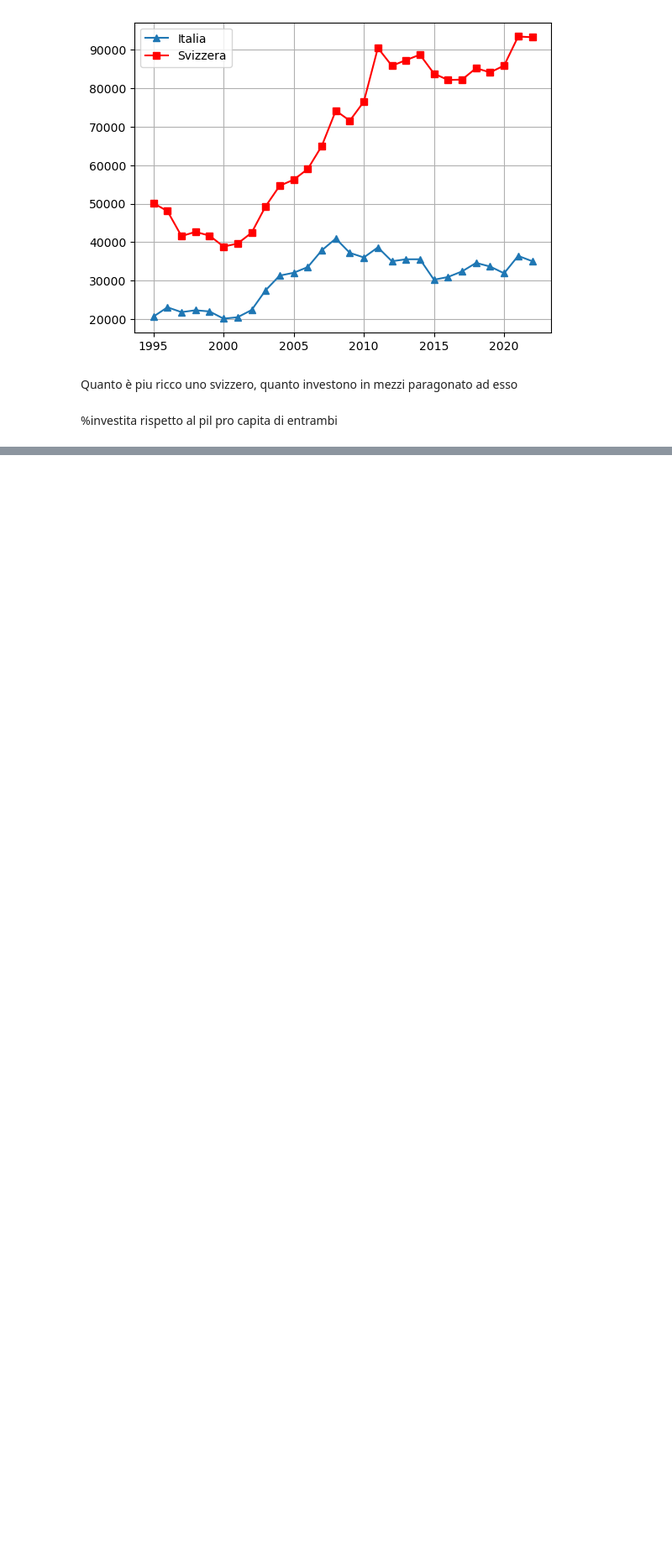
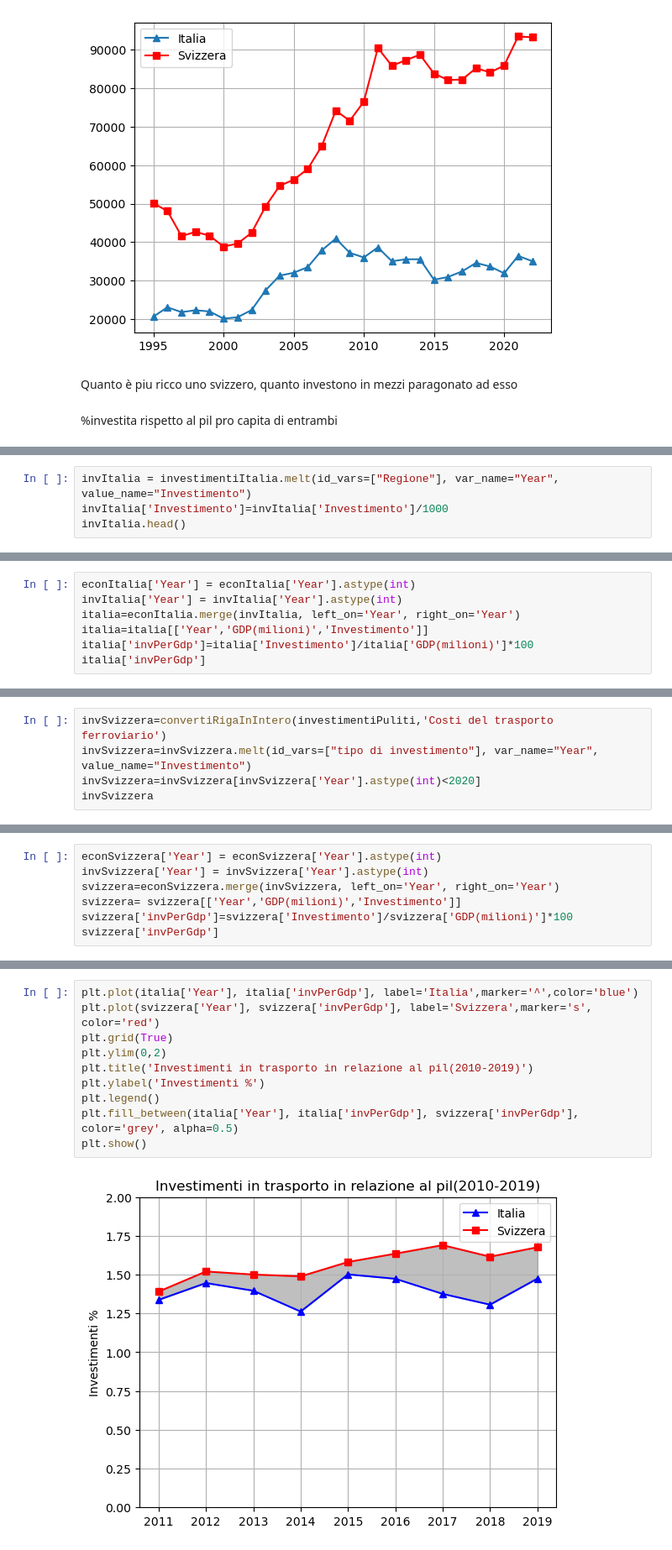
Before and after one commit to alemele01/vs24, a Jupyter notebook: investimentiSvizzeri.ipynb, the cells around one changed output, grey strips where cells are left out. Shown at 84% size. Cells and saved outputs as stored; diff of their text form; blank space fills up the shorter version.

Commit message:
Aggiunti investimenti in rapporto al pil

```diff
--- a/investimentiSvizzeri.ipynb
+++ b/investimentiSvizzeri.ipynb
@@ -719,0 +619,4 @@ gdpIta
+# %%
+invItalia = investimentiItalia.melt(id_vars=["Regione"], var_name="Year", value_name="Investimento")
+invItalia['Investimento']=invItalia['Investimento']/1000
+invItalia.head()
@@ -719,0 +641,7 @@ gdpIta
+# %%
+econItalia['Year'] = econItalia['Year'].astype(int)
+invItalia['Year'] = invItalia['Year'].astype(int)
+italia=econItalia.merge(invItalia, left_on='Year', right_on='Year')
+italia=italia[['Year','GDP(milioni)','Investimento']]
+italia['invPerGdp']=italia['Investimento']/italia['GDP(milioni)']*100
+italia['invPerGdp']
@@ -719,0 +659,5 @@ gdpIta
+# %%
+invSvizzera=convertiRigaInIntero(investimentiPuliti,'Costi del trasporto ferroviario')
+invSvizzera=invSvizzera.melt(id_vars=["tipo di investimento"], var_name="Year", value_name="Investimento")
+invSvizzera=invSvizzera[invSvizzera['Year'].astype(int)<2020]
+invSvizzera
@@ -719,0 +681,7 @@ gdpIta
+# %%
+econSvizzera['Year'] = econSvizzera['Year'].astype(int)
+invSvizzera['Year'] = invSvizzera['Year'].astype(int)
+svizzera=econSvizzera.merge(invSvizzera, left_on='Year', right_on='Year')
+svizzera= svizzera[['Year','GDP(milioni)','Investimento']]
+svizzera['invPerGdp']=svizzera['Investimento']/svizzera['GDP(milioni)']*100
+svizzera['invPerGdp']
@@ -719,0 +699,12 @@ gdpIta
+# %%
+plt.plot(italia['Year'], italia['invPerGdp'], label='Italia',marker='^',color='blue')
+plt.plot(svizzera['Year'], svizzera['invPerGdp'], label='Svizzera',marker='s', color='red')
+plt.grid(True)
+plt.ylim(0,2)
+plt.title('Investimenti in trasporto in relazione al pil(2010-2019)')
+plt.ylabel('Investimenti %')
+plt.legend()
+plt.fill_between(italia['Year'], italia['invPerGdp'], svizzera['invPerGdp'], color='grey', alpha=0.5)
+plt.show()
+# %% [output]
+[figure, added]
```
Also changed, not shown: parts of 18 cells of this notebook, 3 other files.
